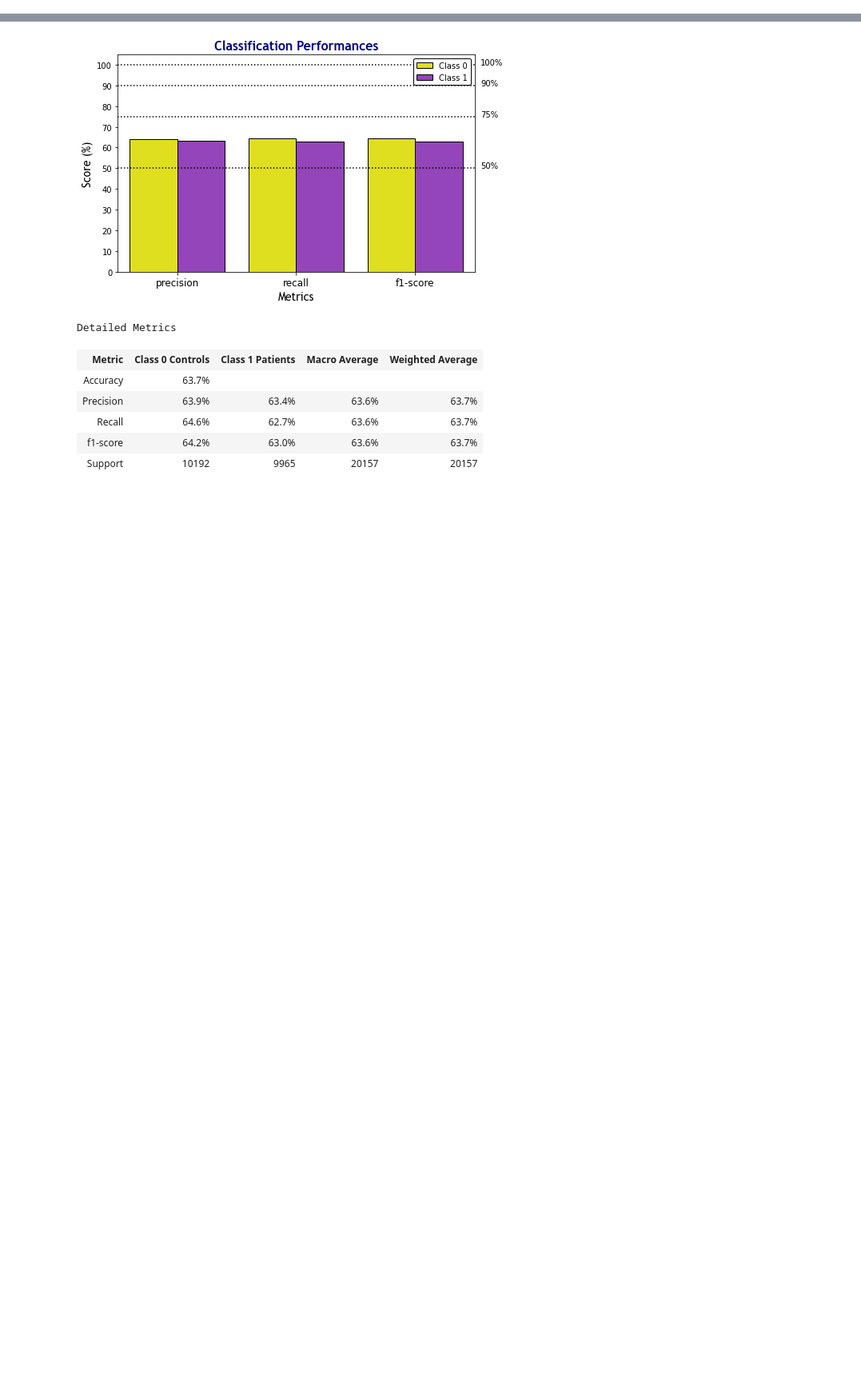
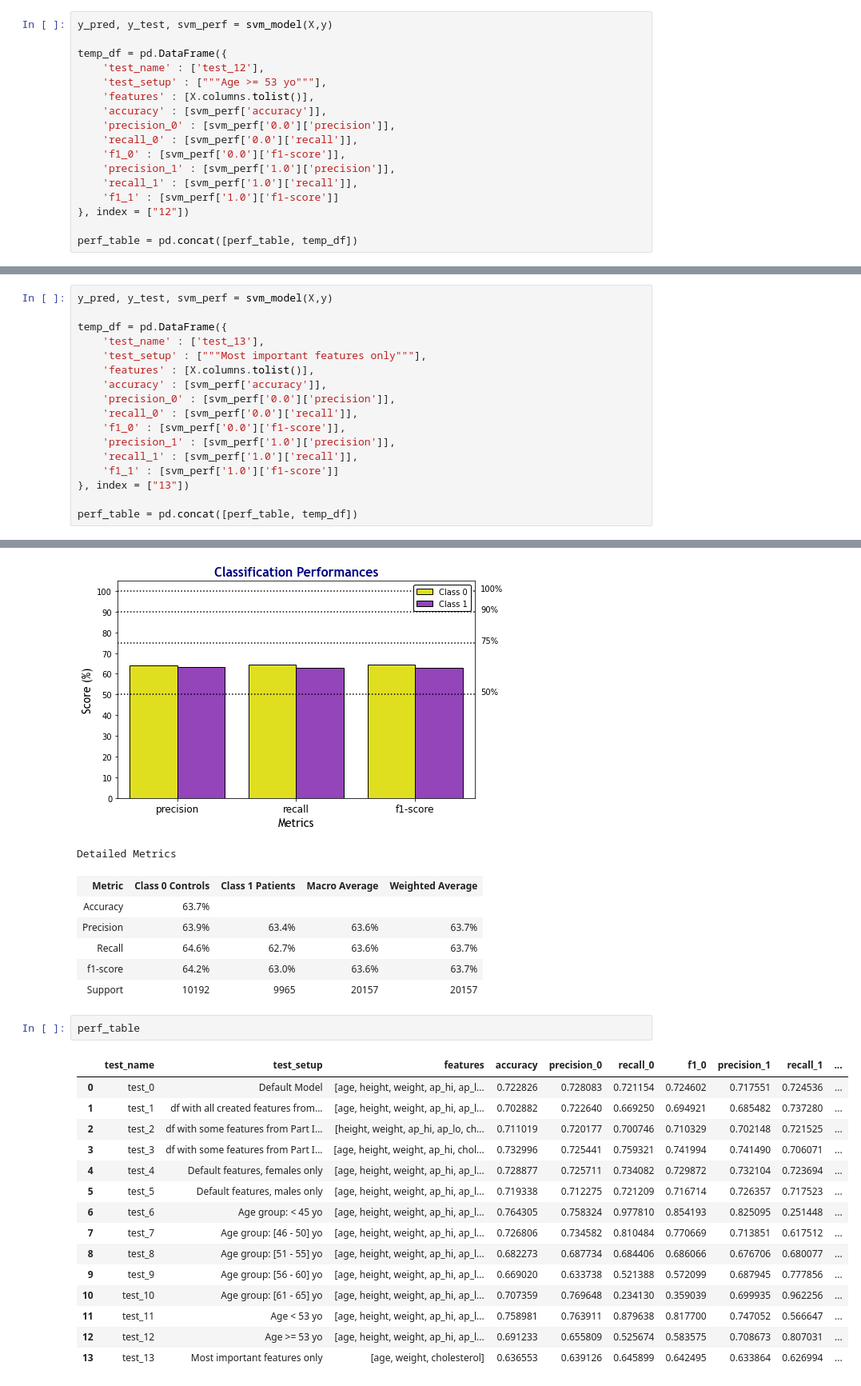
Before and after one commit to lucas-lfp/heart-shaped-box__Machine-Learning-SVM-classifier, a Jupyter notebook: CVD_p3.ipynb, the cells around one changed output, grey strips where cells are left out. Shown at 80% size. Drawn from its saved outputs; the diff is of its cells as text; blank space fills up the shorter version.

```diff
--- a/CVD_p3.ipynb
+++ b/CVD_p3.ipynb
@@ -2945,3 +3082,20 @@ tracking['perf_12'] = """ Age >= 53 yo """
+# %%
+y_pred, y_test, svm_perf = svm_model(X,y)
+
+temp_df = pd.DataFrame({
+    'test_name' : ['test_12'],
+    'test_setup' : ["""Age >= 53 yo"""],
+    'features' : [X.columns.tolist()],
+    'accuracy' : [svm_perf['accuracy']],
+    'precision_0' : [svm_perf['0.0']['precision']],
+    'recall_0' : [svm_perf['0.0']['recall']],
+    'f1_0' : [svm_perf['0.0']['f1-score']],
+    'precision_1' : [svm_perf['1.0']['precision']],
+    'recall_1' : [svm_perf['1.0']['recall']],
+    'f1_1' : [svm_perf['1.0']['f1-score']]
+}, index = ["12"])
+
+perf_table = pd.concat([perf_table, temp_df])
 # %%
 display(HTML(f"""
 <div class = 'all'>
@@ -3021,3 +3171,20 @@ tracking['perf_13'] = """ Most important features only """
+# %%
+y_pred, y_test, svm_perf = svm_model(X,y)
+
+temp_df = pd.DataFrame({
+    'test_name' : ['test_13'],
+    'test_setup' : ["""Most important features only"""],
+    'features' : [X.columns.tolist()],
+    'accuracy' : [svm_perf['accuracy']],
+    'precision_0' : [svm_perf['0.0']['precision']],
+    'recall_0' : [svm_perf['0.0']['recall']],
+    'f1_0' : [svm_perf['0.0']['f1-score']],
+    'precision_1' : [svm_perf['1.0']['precision']],
+    'recall_1' : [svm_perf['1.0']['recall']],
+    'f1_1' : [svm_perf['1.0']['f1-score']]
+}, index = ["13"])
+
+perf_table = pd.concat([perf_table, temp_df])
 # %%
 display(HTML(f"""
 <div class = 'all'>
@@ -3057,3 +3224,21 @@ Detailed Metrics
 | Recall | 64.6% | 62.7% | 63.6% | 63.7% |
 | f1-score | 64.2% | 63.0% | 63.6% | 63.7% |
 | Support | 10192 | 9965 | 20157 | 20157 |
+# %%
+perf_table
+# %% [output]
+|  | test_name | test_setup | features | accuracy | precision_0 | recall_0 | f1_0 | precision_1 | recall_1 | ... |
+| 0 | test_0 | Default Model | [age, height, weight, ap_hi, ap_l... | 0.722826 | 0.728083 | 0.721154 | 0.724602 | 0.717551 | 0.724536 | ... |
+| 1 | test_1 | df with all created features from... | [age, height, weight, ap_hi, ap_l... | 0.702882 | 0.722640 | 0.669250 | 0.694921 | 0.685482 | 0.737280 | ... |
+| 2 | test_2 | df with some features from Part I... | [height, weight, ap_hi, ap_lo, ch... | 0.711019 | 0.720177 | 0.700746 | 0.710329 | 0.702148 | 0.721525 | ... |
+| 3 | test_3 | df with some features from Part I... | [age, height, weight, ap_hi, chol... | 0.732996 | 0.725441 | 0.759321 | 0.741994 | 0.741490 | 0.706071 | ... |
+| 4 | test_4 | Default features, females only | [age, height, weight, ap_hi, ap_l... | 0.728877 | 0.725711 | 0.734082 | 0.729872 | 0.732104 | 0.723694 | ... |
+| 5 | test_5 | Default features, males only | [age, height, weight, ap_hi, ap_l... | 0.719338 | 0.712275 | 0.721209 | 0.716714 | 0.726357 | 0.717523 | ... |
+| 6 | test_6 | Age group: < 45 yo | [age, height, weight, ap_hi, ap_l... | 0.764305 | 0.758324 | 0.977810 | 0.854193 | 0.825095 | 0.251448 | ... |
+| 7 | test_7 | Age group: [46 - 50] yo | [age, height, weight, ap_hi, ap_l... | 0.726806 | 0.734582 | 0.810484 | 0.770669 | 0.713851 | 0.617512 | ... |
+| 8 | test_8 | Age group: [51 - 55] yo | [age, height, weight, ap_hi, ap_l... | 0.682273 | 0.687734 | 0.684406 | 0.686066 | 0.676706 | 0.680077 | ... |
+| 9 | test_9 | Age group: [56 - 60] yo | [age, height, weight, ap_hi, ap_l... | 0.669020 | 0.633738 | 0.521388 | 0.572099 | 0.687945 | 0.777856 | ... |
+| 10 | test_10 | Age group: [61 - 65] yo | [age, height, weight, ap_hi, ap_l... | 0.707359 | 0.769648 | 0.234130 | 0.359039 | 0.699935 | 0.962256 | ... |
+| 11 | test_11 | Age < 53 yo | [age, height, weight, ap_hi, ap_l... | 0.758981 | 0.763911 | 0.879638 | 0.817700 | 0.747052 | 0.566647 | ... |
+| 12 | test_12 | Age >= 53 yo | [age, height, weight, ap_hi, ap_l... | 0.691233 | 0.655809 | 0.525674 | 0.583575 | 0.708673 | 0.807031 | ... |
+| 13 | test_13 | Most important features only | [age, weight, cholesterol] | 0.636553 | 0.639126 | 0.645899 | 0.642495 | 0.633864 | 0.626994 | ... |
```
Also changed, not shown: parts of 31 cells of this notebook.
